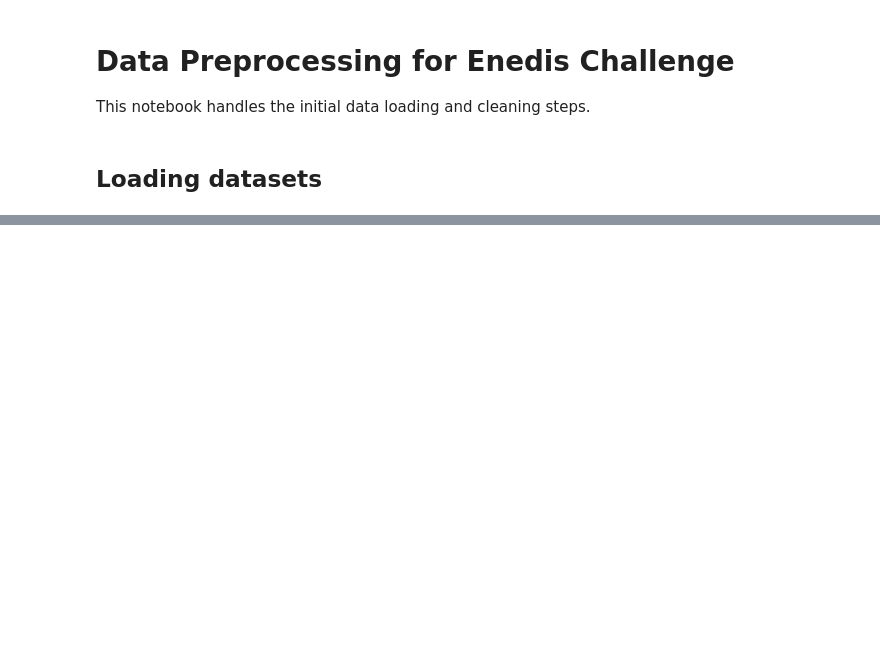
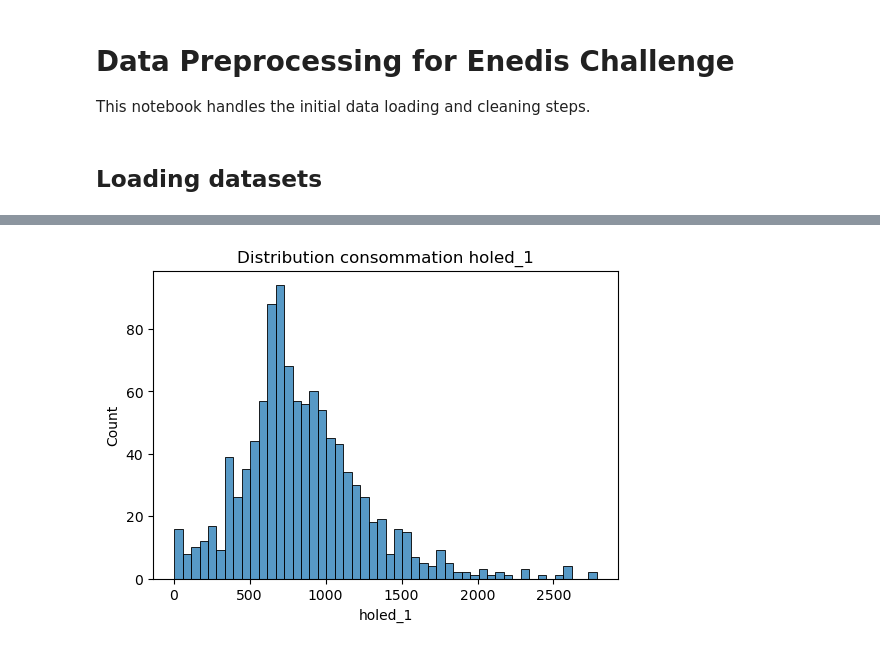
Before and after one commit to martinsln/data_challenge_enedis, a Jupyter notebook: data_prep_notebook.ipynb, the cells around one changed output, grey strips where cells are left out. Saved outputs shown, nothing was run; the diff lists cells and outputs as text; code cells hidden in the pictures; blank space fills up the shorter version.

```diff
--- a/data_prep_notebook.ipynb
+++ b/data_prep_notebook.ipynb
@@ -166,0 +164,7 @@ display(prediction_target.head())
+# %%
+plt.figure(figsize=(6,4))
+sns.histplot(y_train.iloc[:, 0], bins=50)
+plt.title("Distribution consommation holed_1")
+plt.show()
+# %% [output]
+[figure, added]
```
Also changed, not shown: parts of 30 cells of this notebook, 1 other file.
